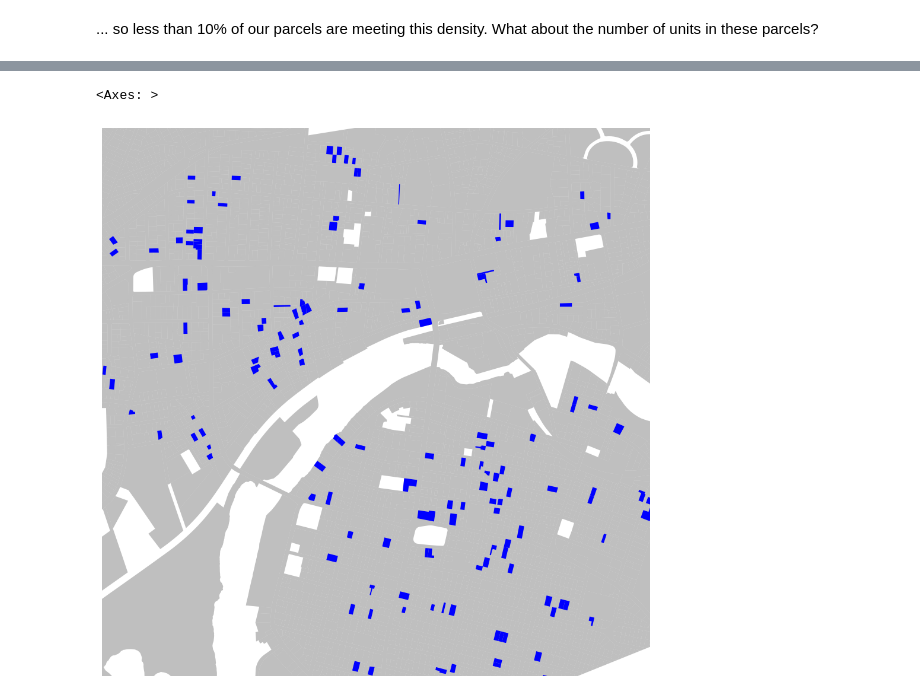
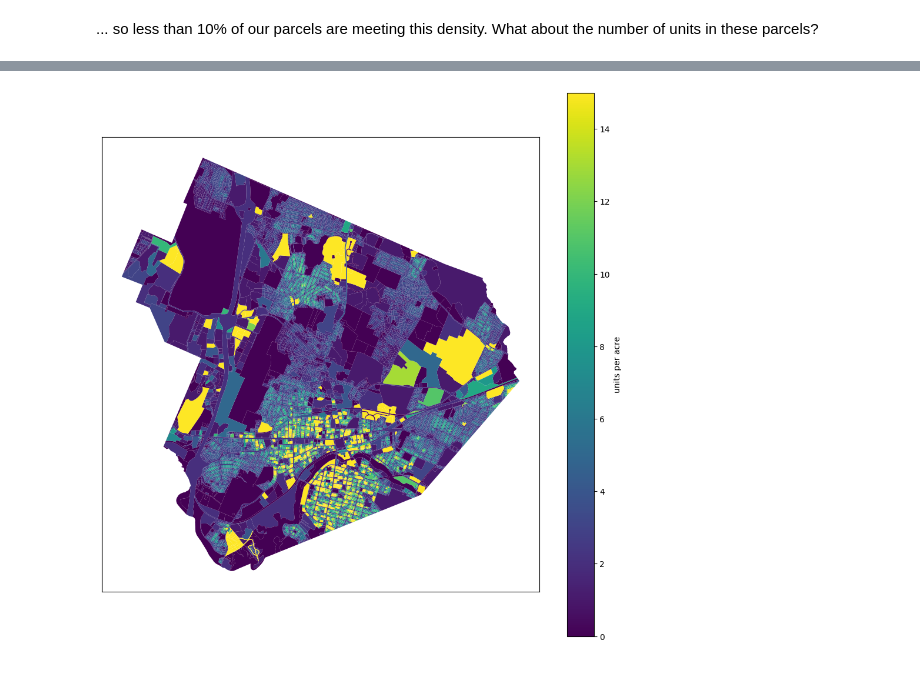
Before and after one commit to tjrileywisc/waltham_gis, a Jupyter notebook: investigations/housing_density/notebook.ipynb, the cells around one changed output, grey strips where cells are left out. Saved outputs shown, nothing was run; the diff lists cells and outputs as text; code cells hidden in the pictures.

```diff
--- a/investigations/housing_density/notebook.ipynb
+++ b/investigations/housing_density/notebook.ipynb
@@ -268,18 +262,10 @@ MBTA_zoned_density_examples_df.plot(color="blue", zorder=100, ax=base)
-# %%
-# zoom in on downtown cluster for clarity
-centroid = MBTA_zoned_density_examples_df.dissolve().centroid
-
-# zoom out 1 km radius
-xlim = ([centroid[0].x - 1000,  centroid[0].x + 1000])
-ylim = ([centroid[0].y - 1000,  centroid[0].y + 1000])
-
-base = properties_df.plot(color="gray", alpha=0.5, figsize=(12, 12))
-base.set_axis_off()
-
-base.set_xlim(xlim)
-base.set_ylim(ylim)
-
-MBTA_zoned_density_examples_df.plot(color="blue", zorder=100, ax=base)
-# %% [output]
-<Axes: >
-[figure, removed]
+# %%
+filtered_df = properties_df.copy()
+filtered_df["LOCAL_DENSITY"] = filtered_df["LOCAL_DENSITY"].apply(lambda x: np.min([x, MBTA_density]))
+filtered_df.head()
+ax = filtered_df.plot(column="LOCAL_DENSITY", legend=True, legend_kwds={'label': "units per acre"}, figsize=(12, 12))
+
+ax.get_xaxis().set_visible(False)
+ax.get_yaxis().set_visible(False)
+# %% [output]
+[figure, added]
```
Also changed, not shown: parts of 18 cells of this notebook.
